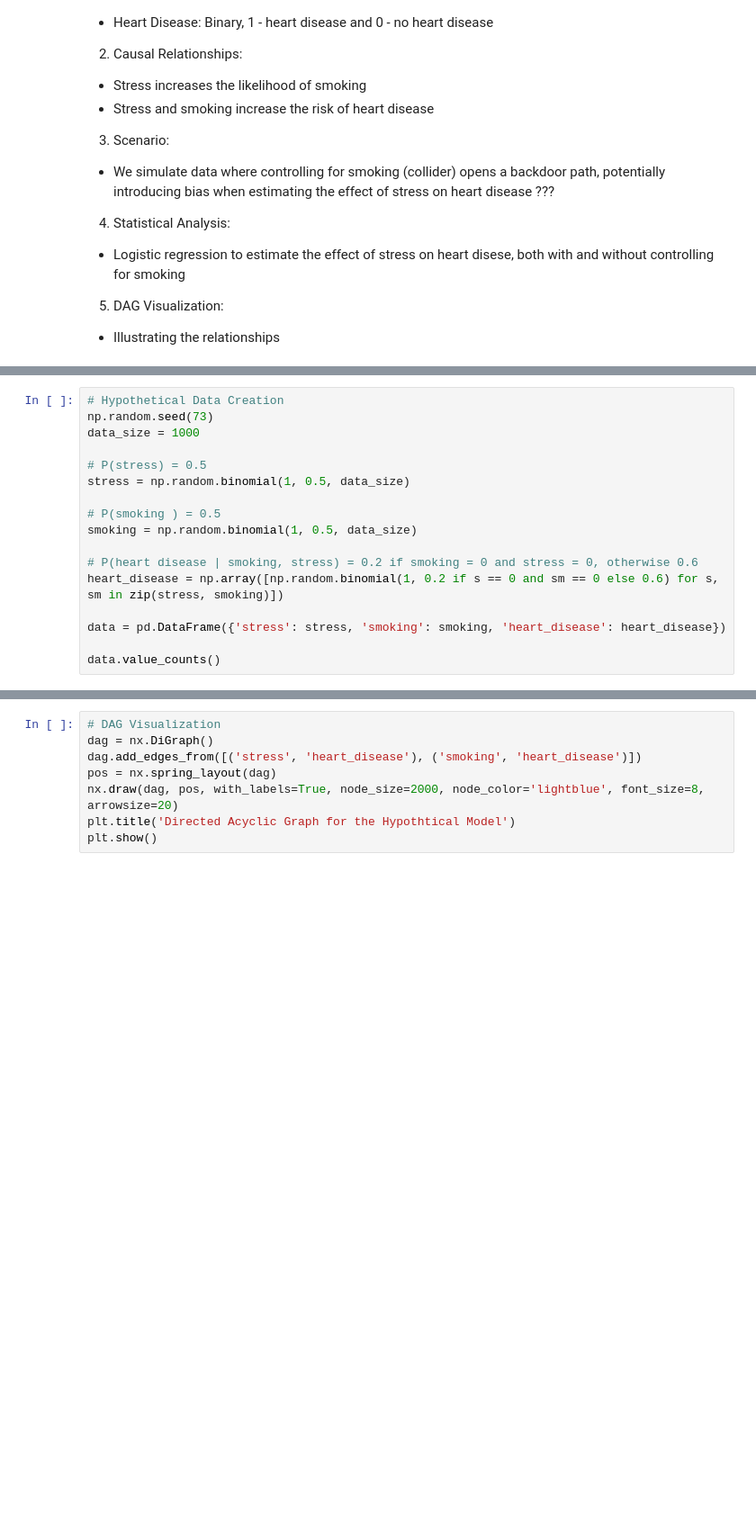
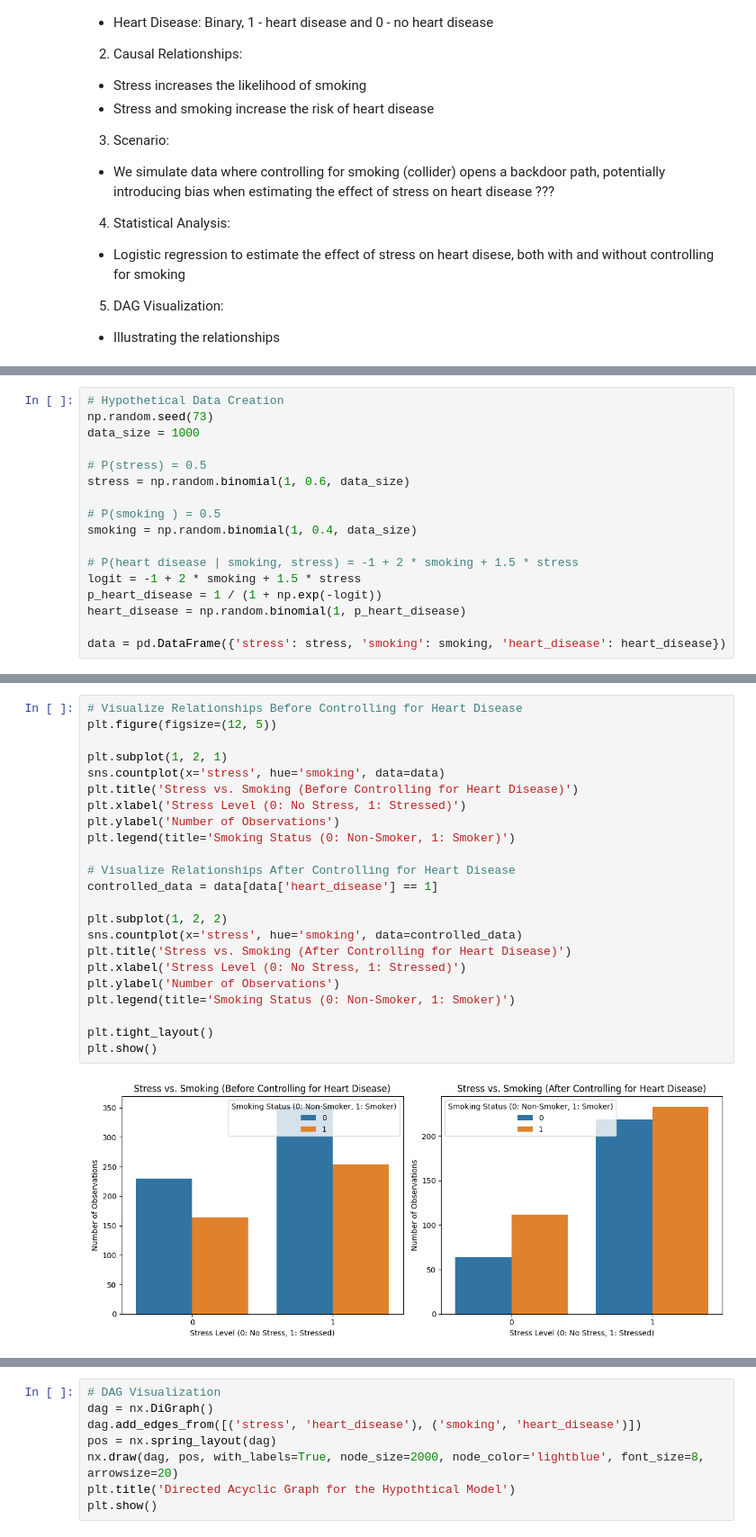
Before and after one commit to MaxiStahl1992/advanced-workbook-code, a Jupyter notebook: task6_full.ipynb, the cells around one changed output, grey strips where cells are left out. Shown at 90% size. Saved outputs shown, nothing was run; the diff lists cells and outputs as text; blank space fills up the shorter version.

```diff
--- a/task6_full.ipynb
+++ b/task6_full.ipynb
@@ -52,14 +54,14 @@ np.random.seed(73)
 data_size = 1000
 
 # P(stress) = 0.5
-stress = np.random.binomial(1, 0.5, data_size)
+stress = np.random.binomial(1, 0.6, data_size)
 
 # P(smoking ) = 0.5
-smoking = np.random.binomial(1, 0.5, data_size)
+smoking = np.random.binomial(1, 0.4, data_size)
 
-# P(heart disease | smoking, stress) = 0.2 if smoking = 0 and stress = 0, otherwise 0.6
-heart_disease = np.array([np.random.binomial(1, 0.2 if s == 0 and sm == 0 else 0.6) for s, sm in zip(stress, smoking)])
+# P(heart disease | smoking, stress) = -1 + 2 * smoking + 1.5 * stress
+logit = -1 + 2 * smoking + 1.5 * stress
+p_heart_disease = 1 / (1 + np.exp(-logit))
+heart_disease = np.random.binomial(1, p_heart_disease)
 
 data = pd.DataFrame({'stress': stress, 'smoking': smoking, 'heart_disease': heart_disease})
-
-data.value_counts()
@@ -137,0 +68,25 @@ The `ci` parameter is deprecated. Use `errorbar=None` for the same effect.
+# %%
+# Visualize Relationships Before Controlling for Heart Disease
+plt.figure(figsize=(12, 5))
+
+plt.subplot(1, 2, 1)
+sns.countplot(x='stress', hue='smoking', data=data)
+plt.title('Stress vs. Smoking (Before Controlling for Heart Disease)')
+plt.xlabel('Stress Level (0: No Stress, 1: Stressed)')
+plt.ylabel('Number of Observations')
+plt.legend(title='Smoking Status (0: Non-Smoker, 1: Smoker)')
+
+# Visualize Relationships After Controlling for Heart Disease
+controlled_data = data[data['heart_disease'] == 1]
+
+plt.subplot(1, 2, 2)
+sns.countplot(x='stress', hue='smoking', data=controlled_data)
+plt.title('Stress vs. Smoking (After Controlling for Heart Disease)')
+plt.xlabel('Stress Level (0: No Stress, 1: Stressed)')
+plt.ylabel('Number of Observations')
+plt.legend(title='Smoking Status (0: Non-Smoker, 1: Smoker)')
+
+plt.tight_layout()
+plt.show()
+# %% [output]
+[figure, added]
```
Also changed, not shown: parts of 11 cells of this notebook.
